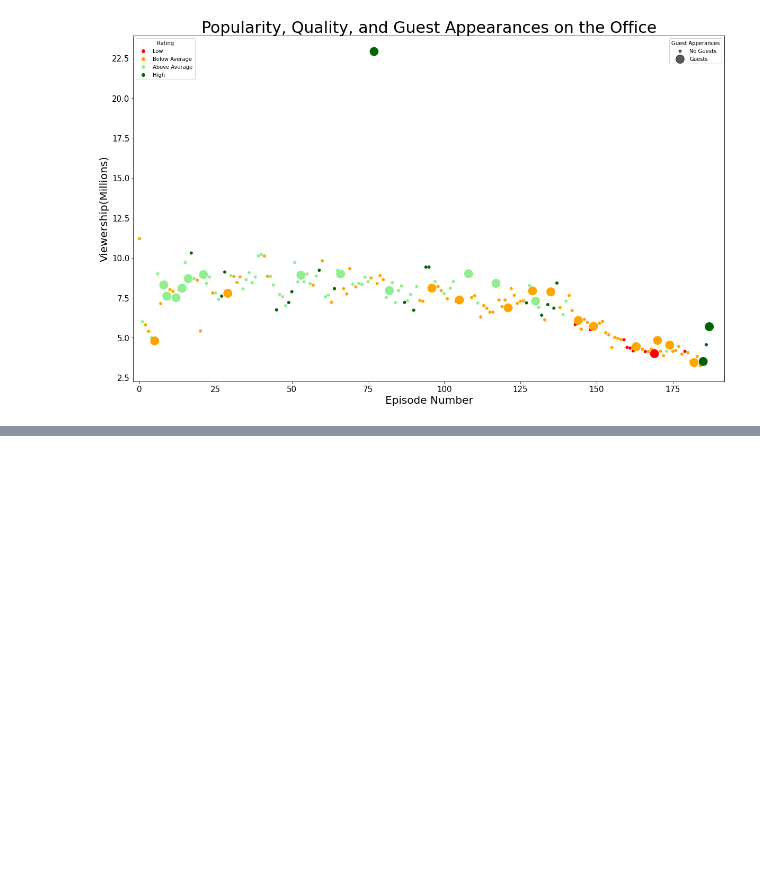
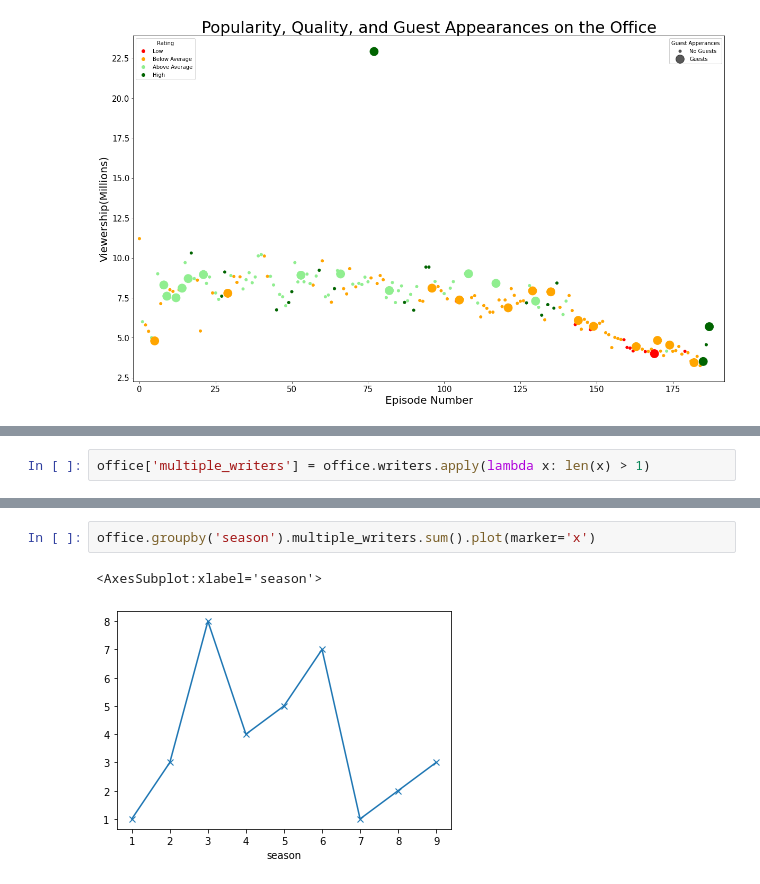
Before and after one commit to cyrustabatab/TheOfficeTrends, a Jupyter notebook: OfficeAnalysis.ipynb, the cells around one changed output, grey strips where cells are left out. Drawn from its saved outputs; the diff is of its cells as text; blank space fills up the shorter version.

```diff
--- a/OfficeAnalysis.ipynb
+++ b/OfficeAnalysis.ipynb
@@ -140,0 +190,2 @@ office.nlargest(1,'viewership_mil')
+# %%
+office['multiple_writers'] = office.writers.apply(lambda x: len(x) > 1)
@@ -140,0 +206,5 @@ office.nlargest(1,'viewership_mil')
+# %%
+office.groupby('season').multiple_writers.sum().plot(marker='x')
+# %% [output]
+<AxesSubplot:xlabel='season'>
+[figure, added]
```
Also changed, not shown: parts of 45 cells of this notebook.
